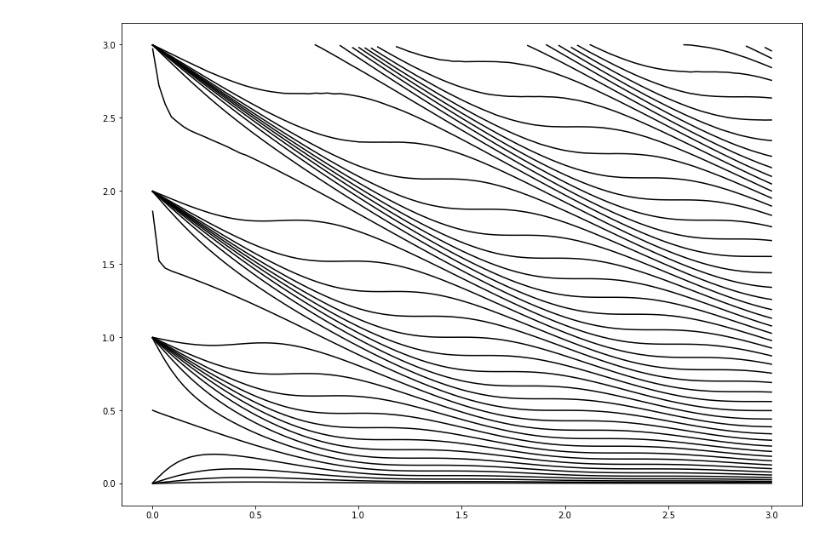
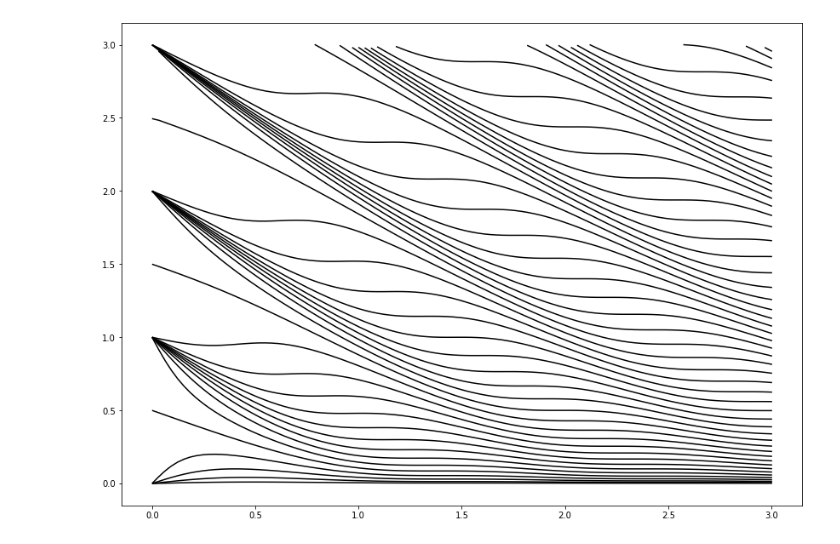
Before and after one commit to OFKadi/Bitirme_Projesi, a Jupyter notebook: Jupyter_Notebooks/VPA.ipynb, the cells around one changed output. Saved outputs shown, nothing was run; the diff lists cells and outputs as text; code cells hidden in the pictures.

```diff
--- a/Jupyter_Notebooks/VPA.ipynb
+++ b/Jupyter_Notebooks/VPA.ipynb
@@ -7,26 +8,24 @@ import matplotlib.pyplot as plt
 # %%
 nn = 100
 k_arry = np.linspace(0.01, 3*np.pi, nn)
 dq = 0.1*np.pi
 q = 0.1*np.pi
 
 fig = plt.figure()
 ax = fig.add_axes([0.1, 0.1, 0.6, 0.75])
 fig.set_size_inches(18.5, 10.5)
 
 for i in range(51):
   phase = []
   for k in k_arry:
     func = lambda t, y : q**2*np.sin(k*t+y)**2/k
-    # sol = solve_ivp(func, [0, 1], [0], method='DOP853', t_eval=[1])
-    sol = solve_ivp(func, [0, 1], [0], max_step=0.003, method='LSODA', t_eval=[1])
-    # sol = solve_ivp(func, [0, 1], [0], method='LSODA', t_eval=[1])
+    sol = solve_ivp(func, [0, 1], [0], max_step=0.003, method='DOP853', t_eval=[1])
     phase.append(sol.y[0][0])
   q = q + dq
 
   phase = np.array(phase)/np.pi
   phase = phase[phase < 3.0]
 
   ax.plot(k_arry[-phase.size:]/np.pi, phase, 'k')
 # %% [output]
-[figure, old version]
+[figure, new version]
```
Also changed, not shown: parts of 1 cell of this notebook.
